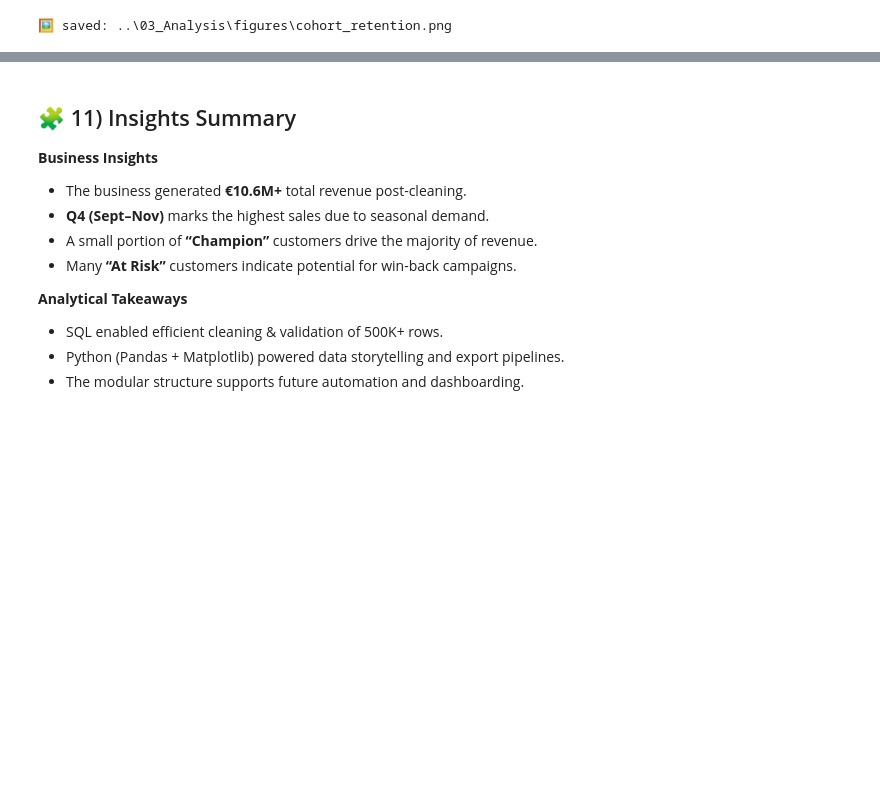
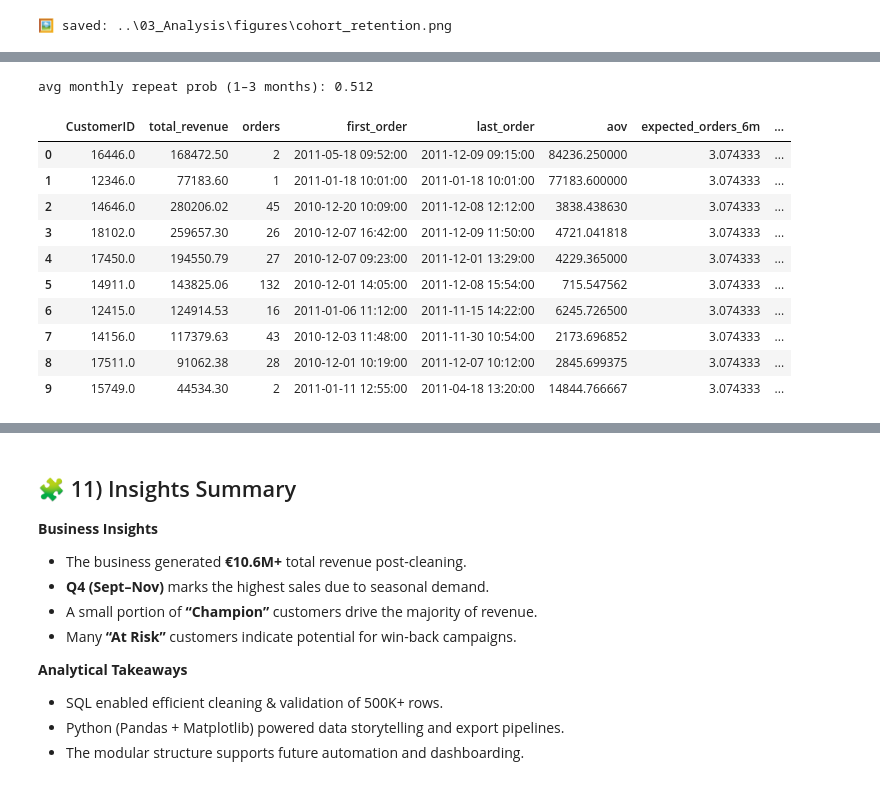
Before and after one commit to HuzeifKhan/Ecommerce-Finance-Analytics-Portfolio, a Jupyter notebook: 03_Analysis/ecommerce_analysis.ipynb, the cells around one changed output, grey strips where cells are left out. Cells and saved outputs as stored; diff of their text form; code cells hidden in the pictures; blank space fills up the shorter version.

```diff
--- a/03_Analysis/ecommerce_analysis.ipynb
+++ b/03_Analysis/ecommerce_analysis.ipynb
@@ -933,0 +1010,48 @@ print("🖼️ saved:", cohort_png)
+# %%
+# ret is a percentage matrix; ensure it’s numeric (0..1)
+R = ret.copy()
+for c in R.columns:
+    R[c] = pd.to_numeric(R[c], errors="coerce")
+# If values are already 0..1 that’s fine; if they are 0..100, scale down:
+if R.max().max() > 1.1:
+    R = R / 100.0
+
+# Use months 1..3 as proxy for “monthly repeat probability” (robust/simple)
+month_cols = [c for c in R.columns if str(c).isdigit()]
+use_cols = [c for c in month_cols if int(c) in (1,2,3)]
+if not use_cols:  # fallback: use any available months (except 0)
+    use_cols = [c for c in month_cols if int(c) > 0]
+
+avg_repeat_prob = float(R[use_cols].stack().mean()) if use_cols else 0.0
+print("avg monthly repeat prob (1–3 months):", round(avg_repeat_prob, 3))
+# %% [output]
+avg monthly repeat prob (1–3 months): 0.512
+# %%
+# Simple projection: expected_orders_next_6m = 6 * avg_repeat_prob
+# Projected revenue = AOV * expected_orders_next_6m
+cust["expected_orders_6m"] = 6.0 * avg_repeat_prob
+cust["projected_revenue_6m"] = cust["aov"] * cust["expected_orders_6m"]
+
+# Combine Historical + Projected
+cust["clv_6m_total"] = cust["total_revenue"] + cust["projected_revenue_6m"]
+
+# Top 20 by projected total CLV
+clv_top20 = (cust.sort_values("clv_6m_total", ascending=False)
+                  .head(20)
+                  .reset_index(drop=True))
+
+clv_top20_path = PROC / "clv_top20.csv"
+clv_top20.to_csv(clv_top20_path, index=False)
+clv_top20.head(10)
+# %% [output]
+|  | CustomerID | total_revenue | orders | first_order | last_order | aov | expected_orders_6m | ... |
+| 0 | 16446.0 | 168472.50 | 2 | 2011-05-18 09:52:00 | 2011-12-09 09:15:00 | 84236.250000 | 3.074333 | ... |
+| 1 | 12346.0 | 77183.60 | 1 | 2011-01-18 10:01:00 | 2011-01-18 10:01:00 | 77183.600000 | 3.074333 | ... |
+| 2 | 14646.0 | 280206.02 | 45 | 2010-12-20 10:09:00 | 2011-12-08 12:12:00 | 3838.438630 | 3.074333 | ... |
+| 3 | 18102.0 | 259657.30 | 26 | 2010-12-07 16:42:00 | 2011-12-09 11:50:00 | 4721.041818 | 3.074333 | ... |
+| 4 | 17450.0 | 194550.79 | 27 | 2010-12-07 09:23:00 | 2011-12-01 13:29:00 | 4229.365000 | 3.074333 | ... |
+| 5 | 14911.0 | 143825.06 | 132 | 2010-12-01 14:05:00 | 2011-12-08 15:54:00 | 715.547562 | 3.074333 | ... |
+| 6 | 12415.0 | 124914.53 | 16 | 2011-01-06 11:12:00 | 2011-11-15 14:22:00 | 6245.726500 | 3.074333 | ... |
+| 7 | 14156.0 | 117379.63 | 43 | 2010-12-03 11:48:00 | 2011-11-30 10:54:00 | 2173.696852 | 3.074333 | ... |
+| 8 | 17511.0 | 91062.38 | 28 | 2010-12-01 10:19:00 | 2011-12-07 10:12:00 | 2845.699375 | 3.074333 | ... |
+| 9 | 15749.0 | 44534.30 | 2 | 2011-01-11 12:55:00 | 2011-04-18 13:20:00 | 14844.766667 | 3.074333 | ... |
```
Also changed, not shown: parts of 4 cells of this notebook, 7 other files.
